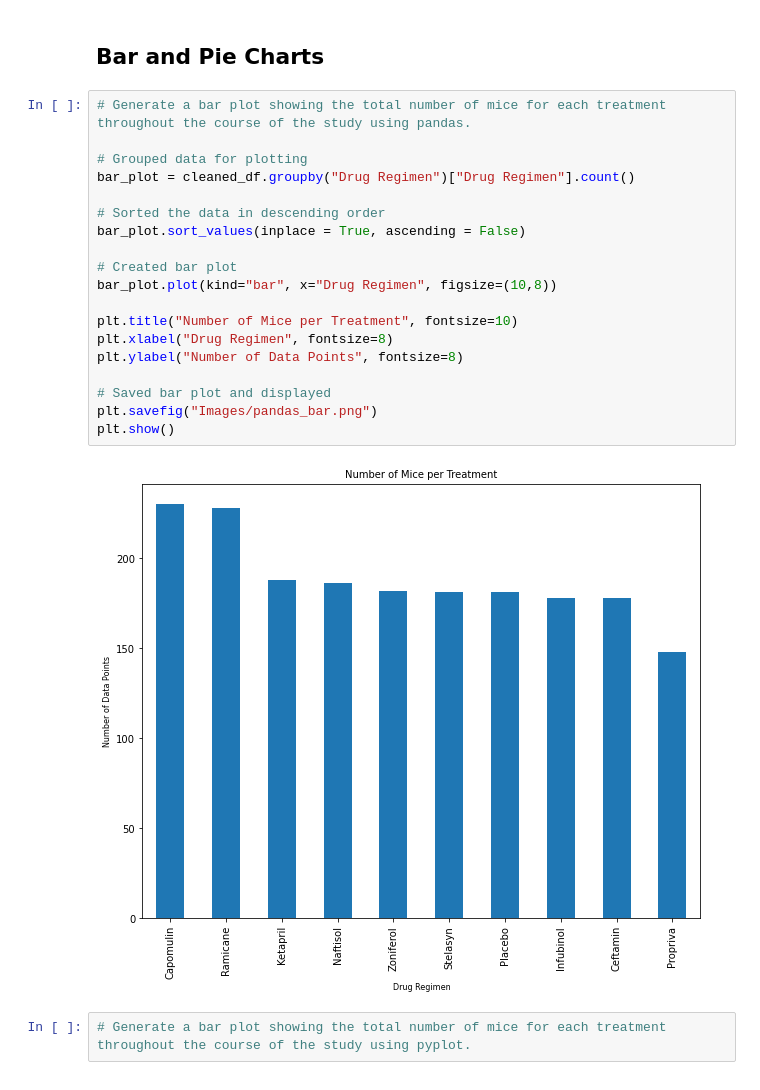
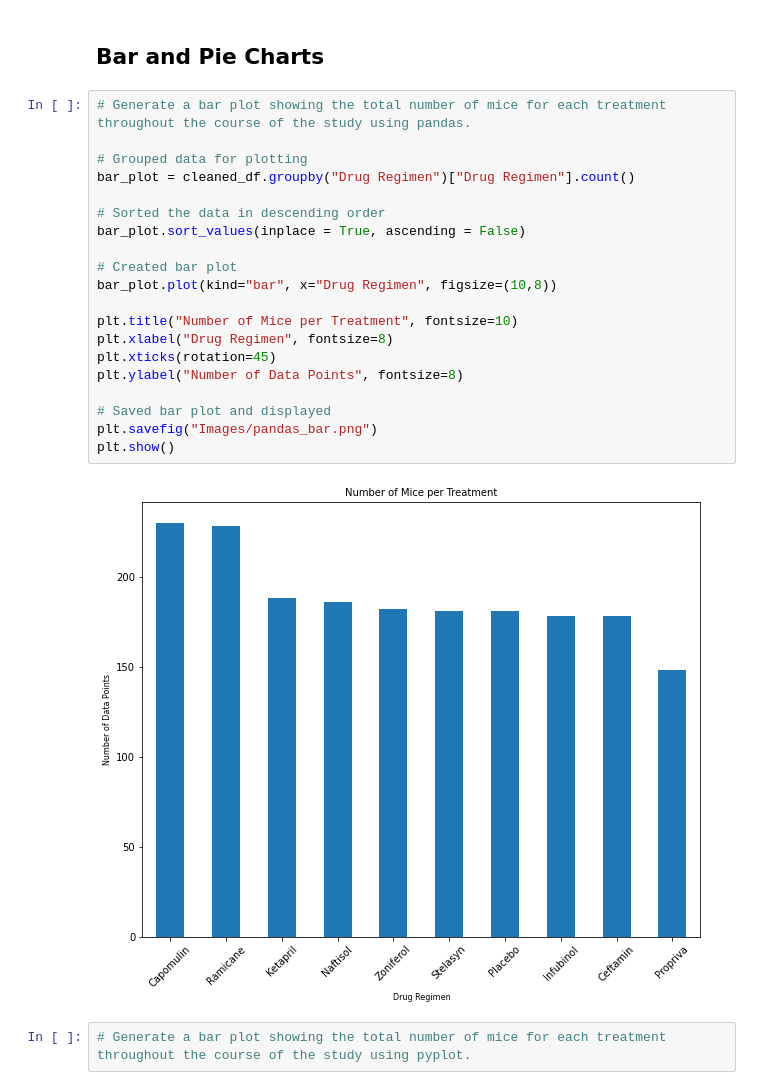
Before and after one commit to SusanCThomas/Pymaceuticals, a Jupyter notebook: pymaceuticals_.ipynb, the cells around one changed output. Saved outputs shown, nothing was run; the diff lists cells and outputs as text.

Commit message:
updated code for bar plot for the axis and title labels to be more clear

```diff
--- a/pymaceuticals_.ipynb
+++ b/pymaceuticals_.ipynb
@@ -153,24 +153,25 @@ stats_summary
 # %%
 # Generate a bar plot showing the total number of mice for each treatment throughout the course of the study using pandas.
 
 # Grouped data for plotting
 bar_plot = cleaned_df.groupby("Drug Regimen")["Drug Regimen"].count()
 
 # Sorted the data in descending order
 bar_plot.sort_values(inplace = True, ascending = False)
 
 # Created bar plot
 bar_plot.plot(kind="bar", x="Drug Regimen", figsize=(10,8))
 
 plt.title("Number of Mice per Treatment", fontsize=10)
 plt.xlabel("Drug Regimen", fontsize=8)
+plt.xticks(rotation=45)
 plt.ylabel("Number of Data Points", fontsize=8)
 
 # Saved bar plot and displayed
 plt.savefig("Images/pandas_bar.png")
 plt.show()
 # %% [output]
-[figure, old version]
+[figure, new version]
 # %%
 # Generate a bar plot showing the total number of mice for each treatment throughout the course of the study using pyplot.
 # %%
```
